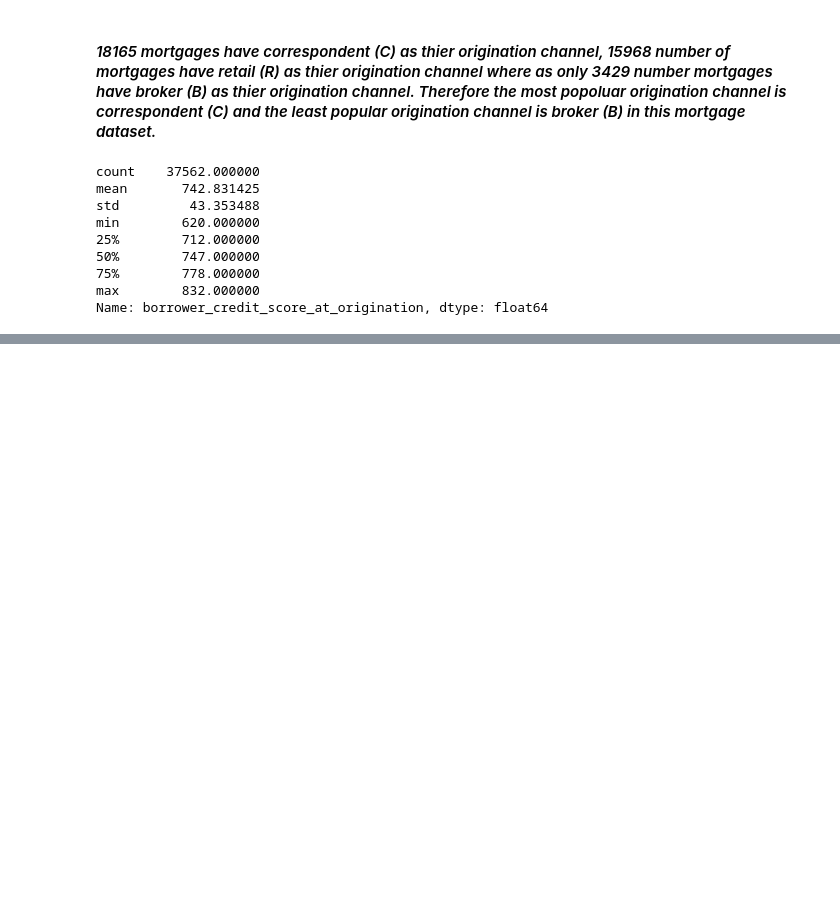
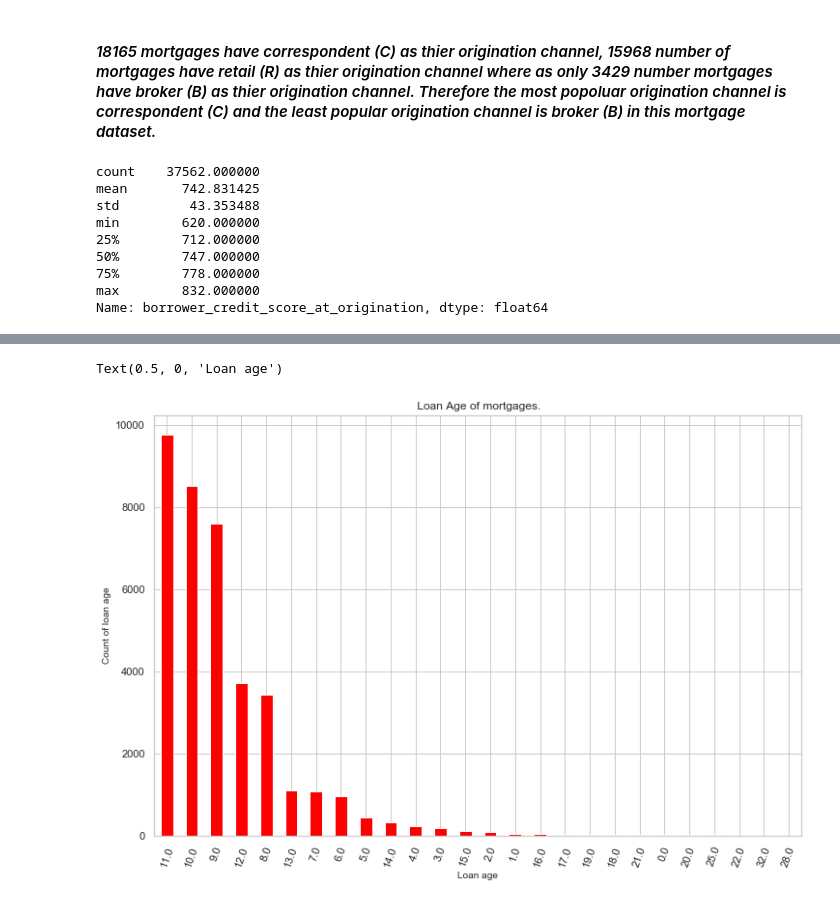
Before and after one commit to Azaima-Asghar/Modeling-Probability-Of-Delinquency, a Jupyter notebook: Mortgage_Analysis.ipynb, the cells around one changed output, grey strips where cells are left out. Saved outputs shown, nothing was run; the diff lists cells and outputs as text; code cells hidden in the pictures; blank space fills up the shorter version.

```diff
--- a/Mortgage_Analysis.ipynb
+++ b/Mortgage_Analysis.ipynb
@@ -393,0 +441,4 @@ Name: borrower_credit_score_at_origination, dtype: float64
+# %%
+# Loan age.
+loan_age_count = clean_mortgage_data['loan_age'].value_counts()
+loan_age_count
@@ -393,0 +463,9 @@ Name: borrower_credit_score_at_origination, dtype: float64
+# %%
+# Visulize the loan age of the mortgages.
+ax = loan_age_count.plot(kind ='bar', figsize=(12,8), title=" Loan Age of mortgages.", color = 'red')
+plt.xticks(rotation = 70)
+ax.set_ylabel("Count of loan age", fontsize = 10)
+ax.set_xlabel("Loan age", fontsize = 10)
+# %% [output]
+Text(0.5, 0, 'Loan age')
+[figure, added]
```
Also changed, not shown: parts of 16 cells of this notebook.
